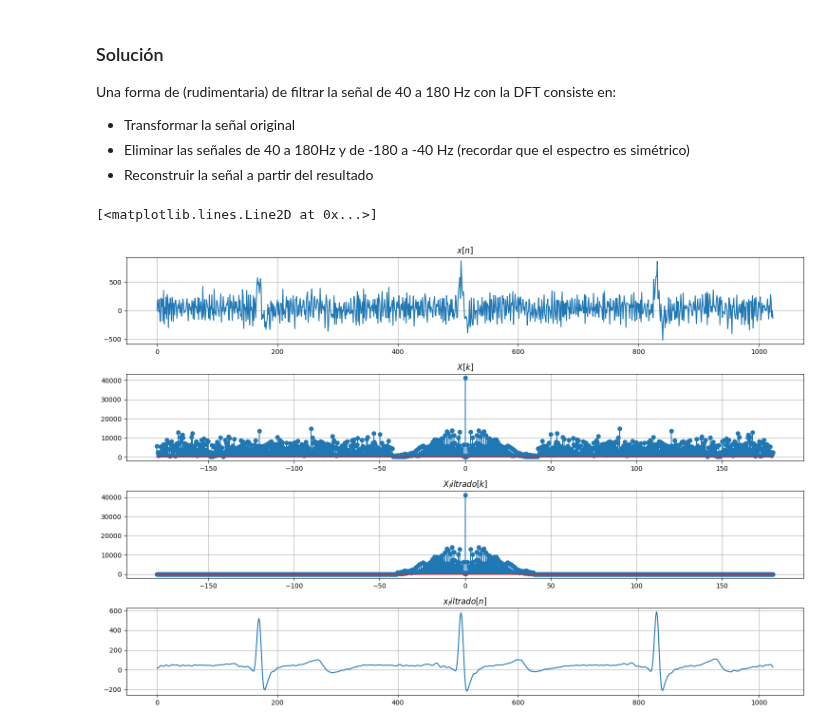
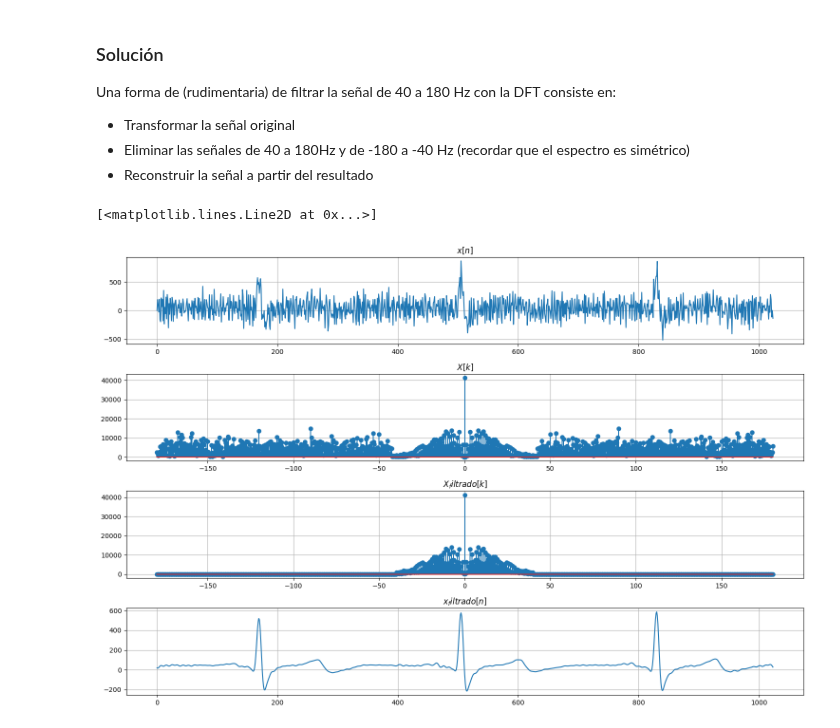
Before and after one commit to francoherg/PDS-2025, a Jupyter notebook: Practica/Guia4/4-6.ipynb, the cells around one changed output. Drawn from its saved outputs; the diff is of its cells as text; code cells hidden in the pictures.

```diff
--- a/Practica/Guia4/4-6.ipynb
+++ b/Practica/Guia4/4-6.ipynb
@@ -45,36 +45,36 @@ cora = np.loadtxt('necg.txt')
 # Calcular DFT
 N = len(cora)
 f = np.linspace(0,fm,N, endpoint=False)     # dominio de frecuencias
-for k in range(int(N/2),N):
+for k in range(int(N/2)+1,N):
     f[k] = f[k]-fm
 coraDFT = fourier(cora)
 
 # Limpiar DFT (donde f <= -40 or f >= 40)
 coraDFTFiltrado = np.where(
     np.logical_or(np.less_equal(f,-40),np.greater_equal(f,40)), # if f<=-40 or f>=40
     0,                                                          #   X[f] = 0
     coraDFT
 )
 
 # Reconstruir
 coraFiltrado = reconstruir(coraDFTFiltrado)
 
 # Graficar
 fig, ax = plt.subplots(4)
 ax[0].set_title('$x[n]$')
 ax[1].set_title('$X[k]$')
 ax[2].set_title('$X_filtrado[k]$')
 ax[3].set_title('$x_filtrado[n]$')
 fig.set_figheight(10)
 fig.set_figwidth(15)
 fig.tight_layout()
 for x in ax:
     x.grid()
 
 ax[0].plot(cora)
 ax[1].stem(f,np.abs(coraDFT))
 ax[2].stem(f,np.abs(coraDFTFiltrado))
 ax[3].plot(coraFiltrado)
 # %% [output]
 [<matplotlib.lines.Line2D at 0x...>]
-[figure, old version]
+[figure, new version]
```
Also changed, not shown: 5 other files.
